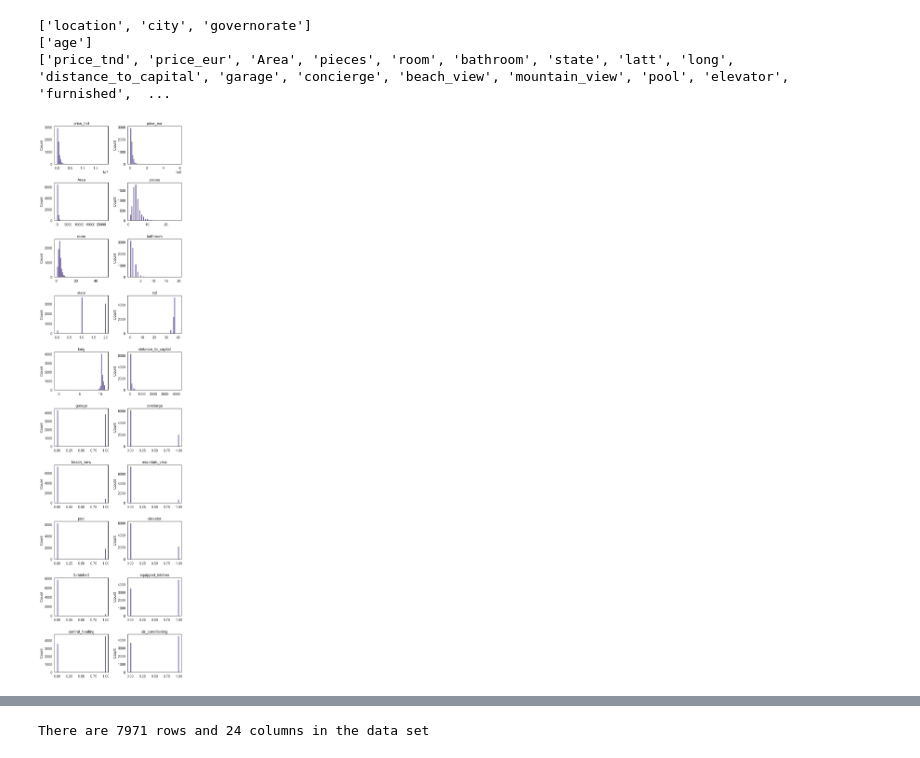
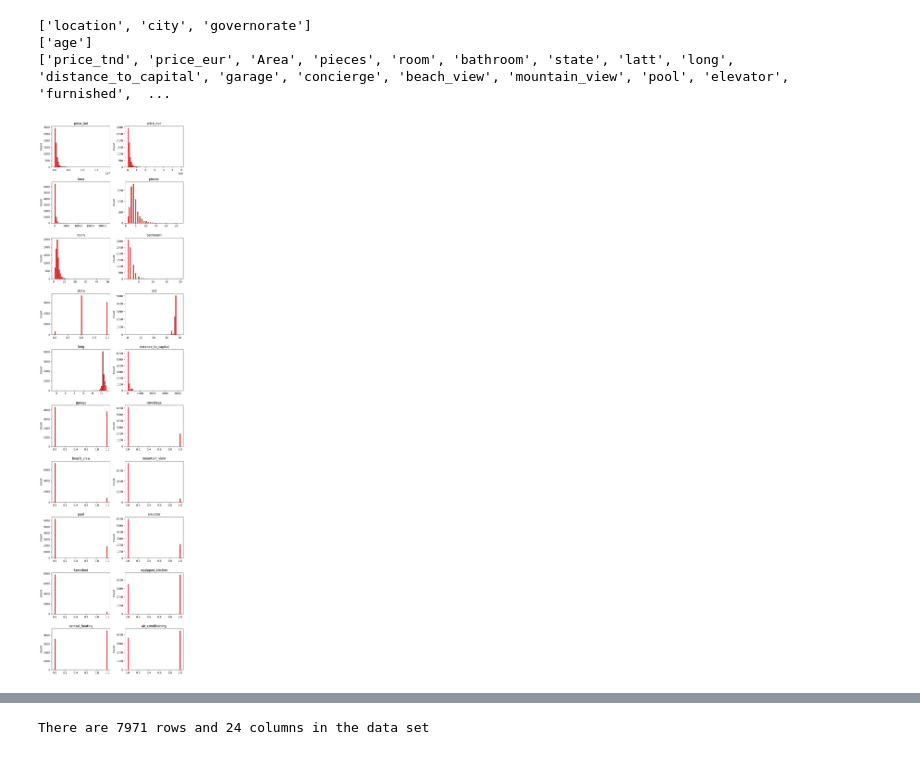
Before and after one commit to HarshaK1997/SEM2-DV, a Jupyter notebook: Part2/dvi-Python-ps1.ipynb, the cells around one changed output, grey strips where cells are left out. Cells and saved outputs as stored; diff of their text form; code cells hidden in the pictures.

```diff
--- a/Part2/dvi-Python-ps1.ipynb
+++ b/Part2/dvi-Python-ps1.ipynb
@@ -260,19 +262,18 @@ print(numerical_cols)
 # %%
 # visualize distribution of numerical columns
 fig, ax = plt.subplots(int(np.ceil(len(numerical_cols)/2)), 2, figsize=(8, 30))
 ax = ax.flatten()
-
 # Iterate over the numerical columns and corresponding axes
 for i, col in enumerate(numerical_cols):
-    sns.histplot(df[col], bins=50, ax=ax[i])
+    sns.histplot(df[col], bins=50, ax=ax[i], color='red')
     ax[i].set_title(col)
     ax[i].set_xlabel('')
 
 # Remove any empty subplots (if number of subplots is more than columns)
 for j in range(i+1, len(ax)):
     fig.delaxes(ax[j])
 
 fig.tight_layout()
 fig.show()
 # %% [output]
-[figure, old version]
+[figure, new version]
```
Also changed, not shown: parts of 21 cells of this notebook, 1 other file.
